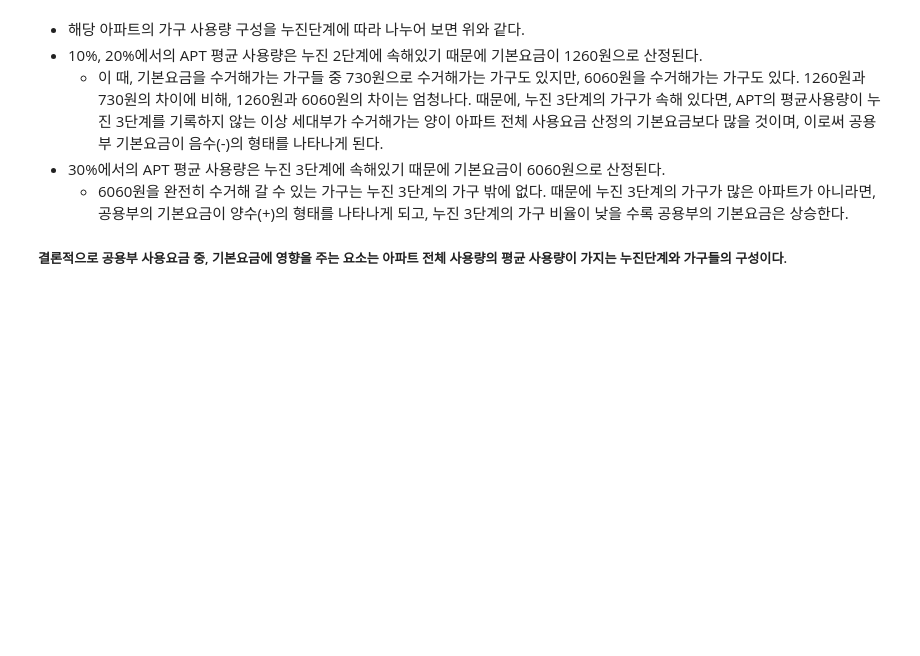
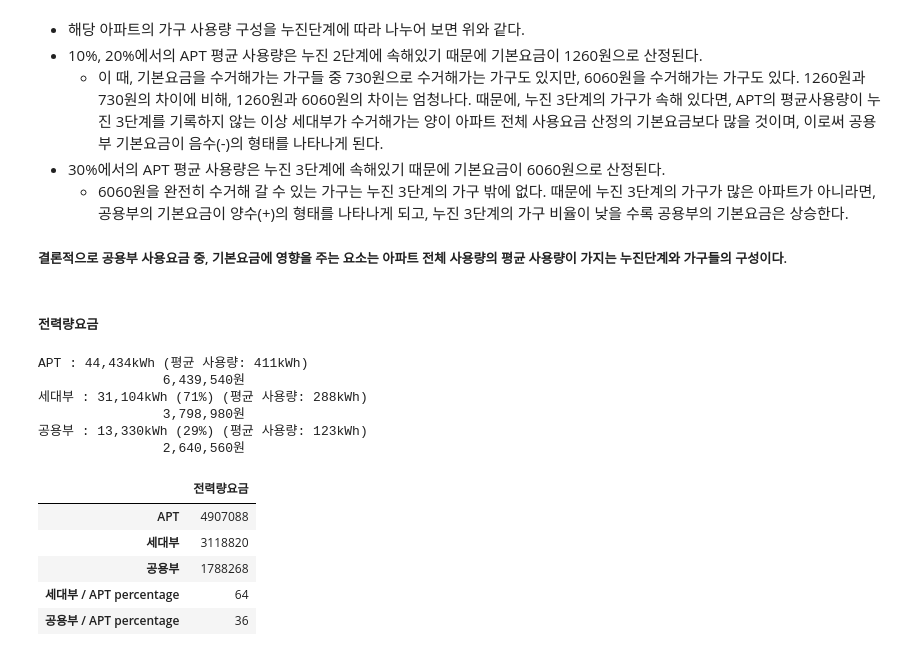
Before and after one commit to formegusto/what-is-public-fee, a Jupyter notebook: What is public fee?.ipynb, the cells around one changed output. Saved outputs shown, nothing was run; the diff lists cells and outputs as text; code cells hidden in the pictures; blank space fills up the shorter version.

Commit message:
update : 공용부 전력량요금 결론 정리

```diff
--- a/What is public fee?.ipynb
+++ b/What is public fee?.ipynb
@@ -281,3 +283,21 @@ basic_conf
     - 6060원을 완전히 수거해 갈 수 있는 가구는 누진 3단계의 가구 밖에 없다. 때문에 누진 3단계의 가구가 많은 아파트가 아니라면, 공용부의 기본요금이 양수(+)의 형태를 나타나게 되고, 누진 3단계의 가구 비율이 낮을 수록 공용부의 기본요금은 상승한다.
 
 ##### 결론적으로 공용부 사용요금 중, 기본요금에 영향을 주는 요소는 아파트 전체 사용량의 평균 사용량이 가지는 누진단계와 가구들의 구성이다.
+# %% [markdown]
+##### 전력량요금
+# %%
+crs.utils.print_apt_info(_month, month_df, APT_30)
+pd.DataFrame(anal_30['전력량요금'])
+# %% [output]
+APT : 44,434kWh (평균 사용량: 411kWh)
+                6,439,540원
+세대부 : 31,104kWh (71%) (평균 사용량: 288kWh)
+                3,798,980원
+공용부 : 13,330kWh (29%) (평균 사용량: 123kWh)
+                2,640,560원
+|  | 전력량요금 |
+| APT | 4907088 |
+| 세대부 | 3118820 |
+| 공용부 | 1788268 |
+| 세대부 / APT percentage | 64 |
+| 공용부 / APT percentage | 36 |
```
Also changed, not shown: parts of 19 cells of this notebook, 3 other files.
